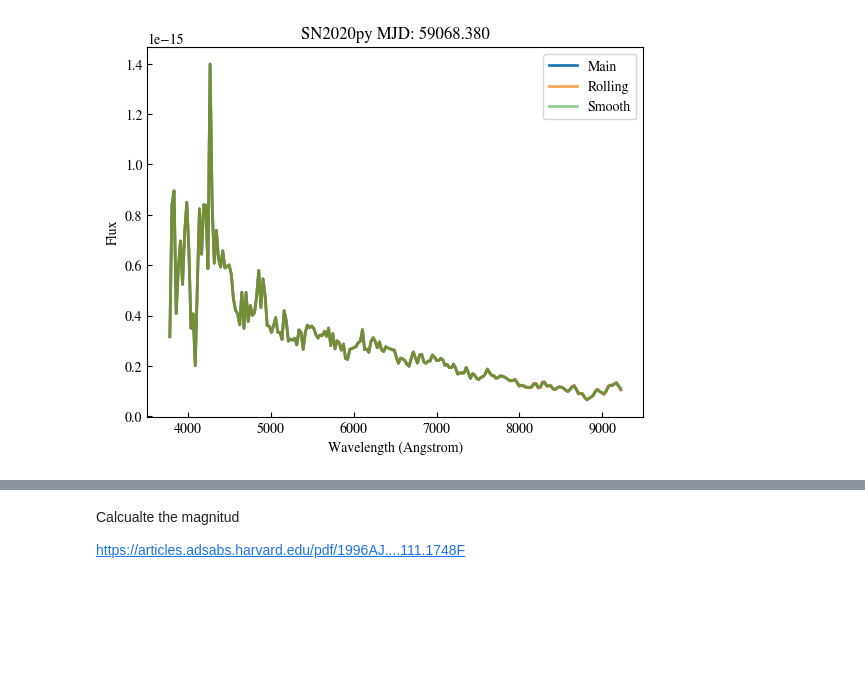
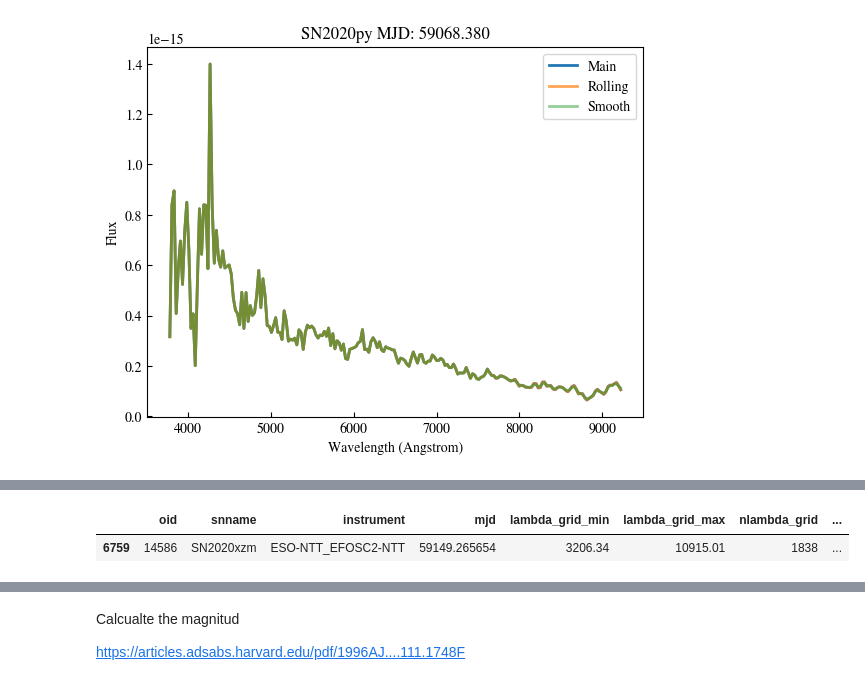
Before and after one commit to jurados/SNeMPhyVAE, a Jupyter notebook: ExamplesLightcurveAndFlux.ipynb, the cells around one changed output, grey strips where cells are left out. Saved outputs shown, nothing was run; the diff lists cells and outputs as text; code cells hidden in the pictures; blank space fills up the shorter version.

```diff
--- a/ExamplesLightcurveAndFlux.ipynb
+++ b/ExamplesLightcurveAndFlux.ipynb
@@ -255,0 +87,6 @@ plot_spectra(spectrum, use_lambda_grid=True)
+# %%
+spectrum = spectra_data[spectra_data.snname == np.random.choice(spectra_data.snname.unique())]
+spectrum
+# %% [output]
+|  | oid | snname | instrument | mjd | lambda_grid_min | lambda_grid_max | nlambda_grid | ... |
+| 6759 | 14586 | SN2020xzm | ESO-NTT_EFOSC2-NTT | 59149.265654 | 3206.34 | 10915.01 | 1838 | ... |
```
Also changed, not shown: parts of 23 cells of this notebook, 2 other files.
